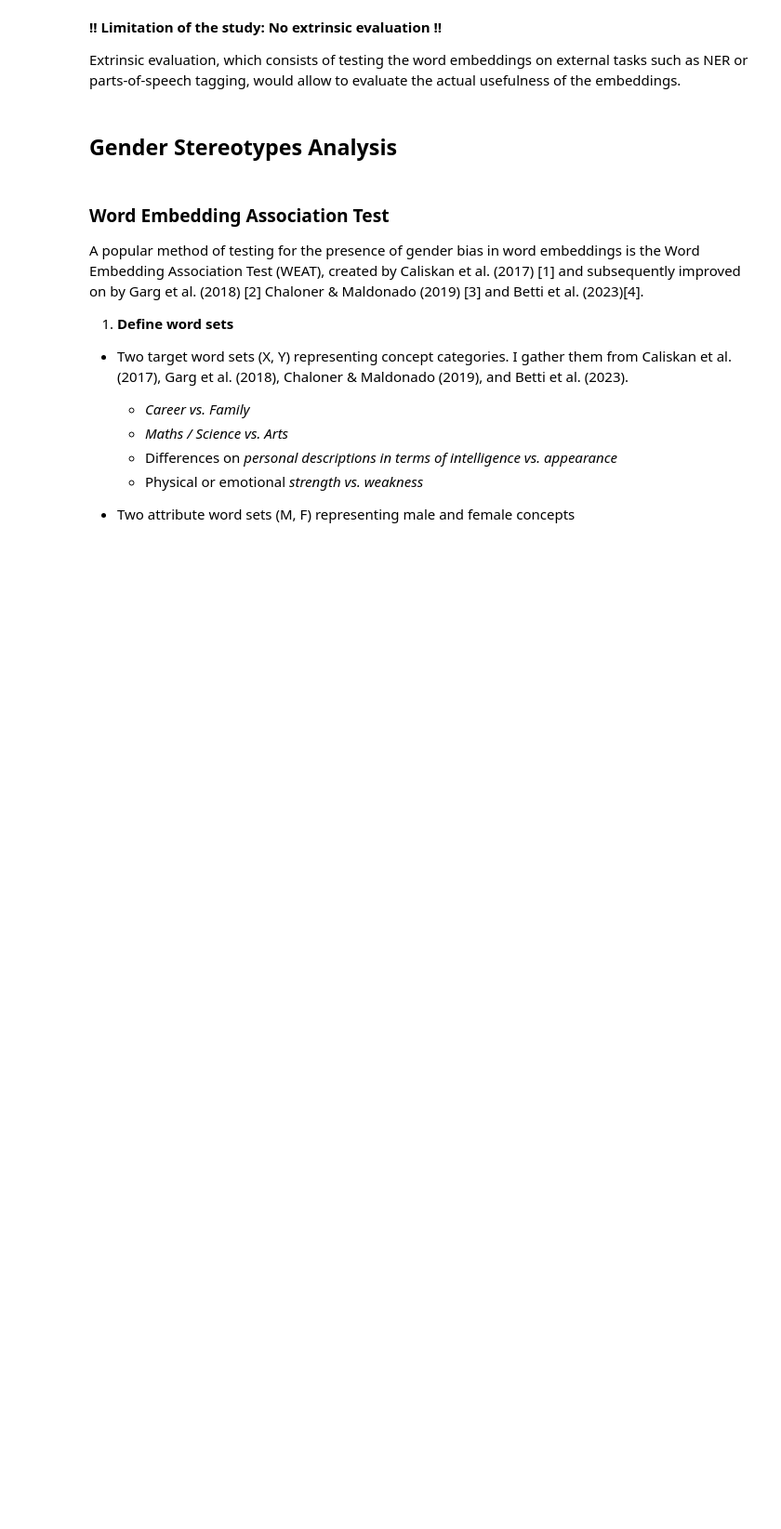
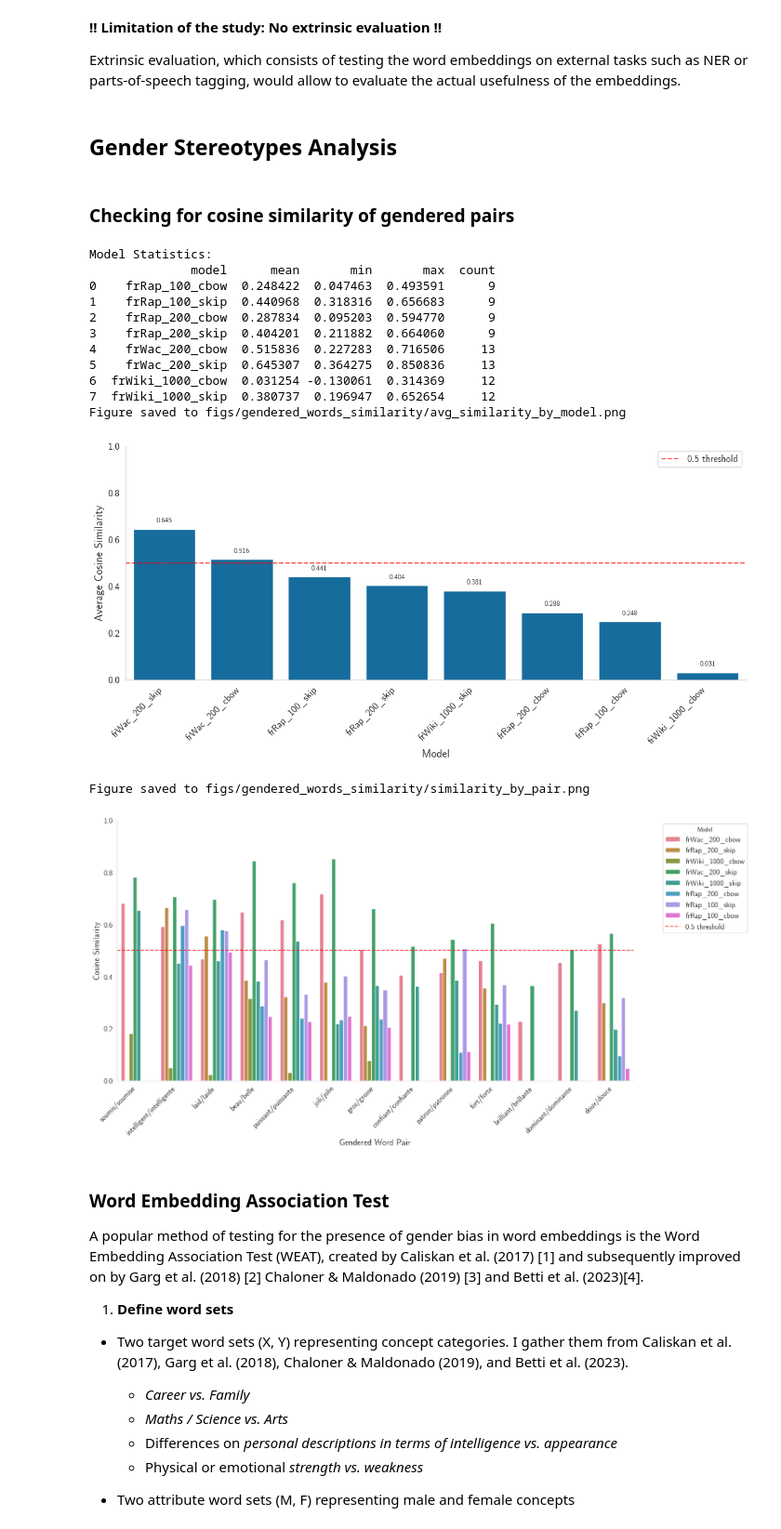
Before and after one commit to MatteoLarrode/NLP-SexismRapFr, a Jupyter notebook: NLP-SexismRapFr.ipynb, the cells around one changed output. Shown at 93% size. Saved outputs shown, nothing was run; the diff lists cells and outputs as text; code cells hidden in the pictures; blank space fills up the shorter version.

Commit message:
further analysis on word choices, and improving of visualisations

```diff
--- a/NLP-SexismRapFr.ipynb
+++ b/NLP-SexismRapFr.ipynb
@@ -424,6 +424,31 @@ display(Markdown(analogies_results_md))
 Extrinsic evaluation, which consists of testing the word embeddings on external tasks such as NER or parts-of-speech tagging, would allow to evaluate the actual usefulness of the embeddings.
 # %% [markdown]
 ## Gender Stereotypes Analysis
+# %% [markdown]
+### Checking for cosine similarity of gendered pairs
+# %%
+gendered_similarity_df = compare_gendered_word_similarities(models, gendered_pairs)
+
+# Plot average similarity by model
+plot_gendered_average_similarity_by_model(gendered_similarity_df, save_path="figs/gendered_words_similarity/avg_similarity_by_model.png")
+
+# Plot similarity by pair, showing the 10 pairs with most variation
+plot_gendered_similarity_by_pair(gendered_similarity_df, save_path="figs/gendered_words_similarity/similarity_by_pair.png")
+# %% [output]
+Model Statistics:
+              model      mean       min       max  count
+0    frRap_100_cbow  0.248422  0.047463  0.493591      9
+1    frRap_100_skip  0.440968  0.318316  0.656683      9
+2    frRap_200_cbow  0.287834  0.095203  0.594770      9
+3    frRap_200_skip  0.404201  0.211882  0.664060      9
+4    frWac_200_cbow  0.515836  0.227283  0.716506     13
+5    frWac_200_skip  0.645307  0.364275  0.850836     13
+6  frWiki_1000_cbow  0.031254 -0.130061  0.314369     12
+7  frWiki_1000_skip  0.380737  0.196947  0.652654     12
+Figure saved to figs/gendered_words_similarity/avg_similarity_by_model.png
+[figure, added]
+Figure saved to figs/gendered_words_similarity/similarity_by_pair.png
+[figure, added]
 # %% [markdown]
 ### Word Embedding Association Test
 A popular method of testing for the presence of gender bias in word embeddings is the Word Embedding Association Test (WEAT), created by Caliskan et al. (2017) [1] and subsequently improved on by Garg et al. (2018) [2] Chaloner & Maldonado (2019) [3] and Betti et al. (2023)[4].
```
Also changed, not shown: parts of 5 cells of this notebook, 22 other files.
